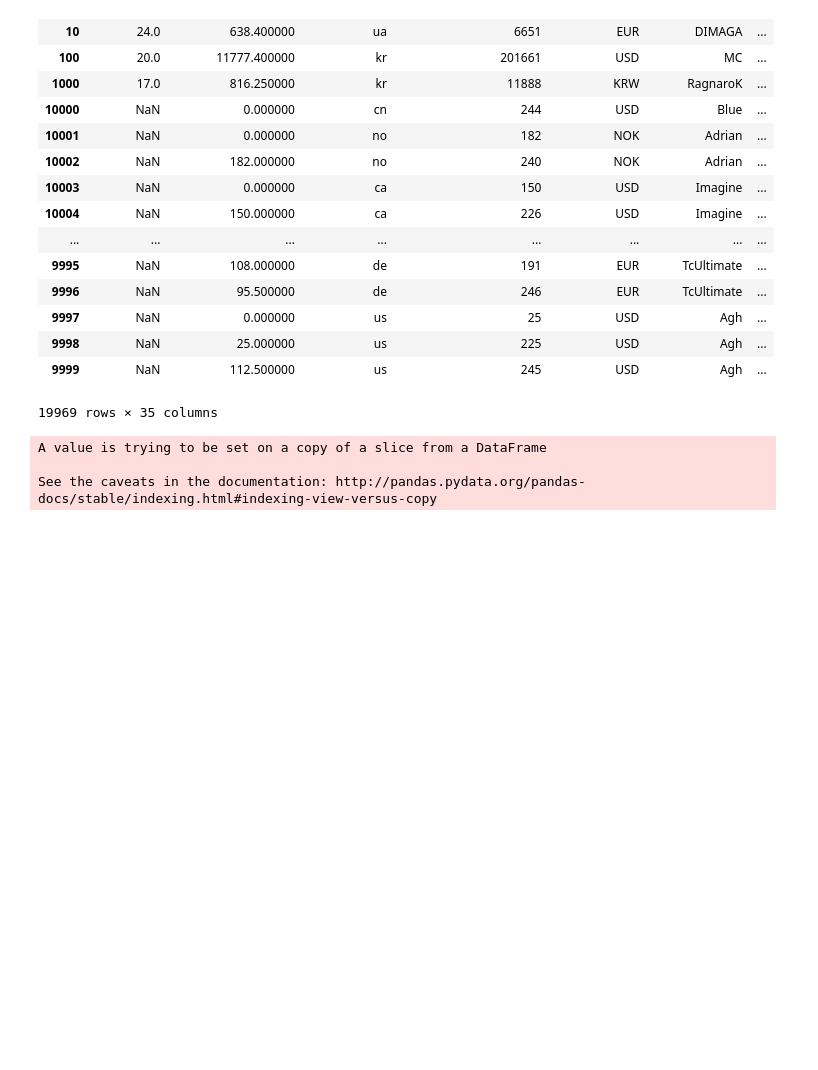
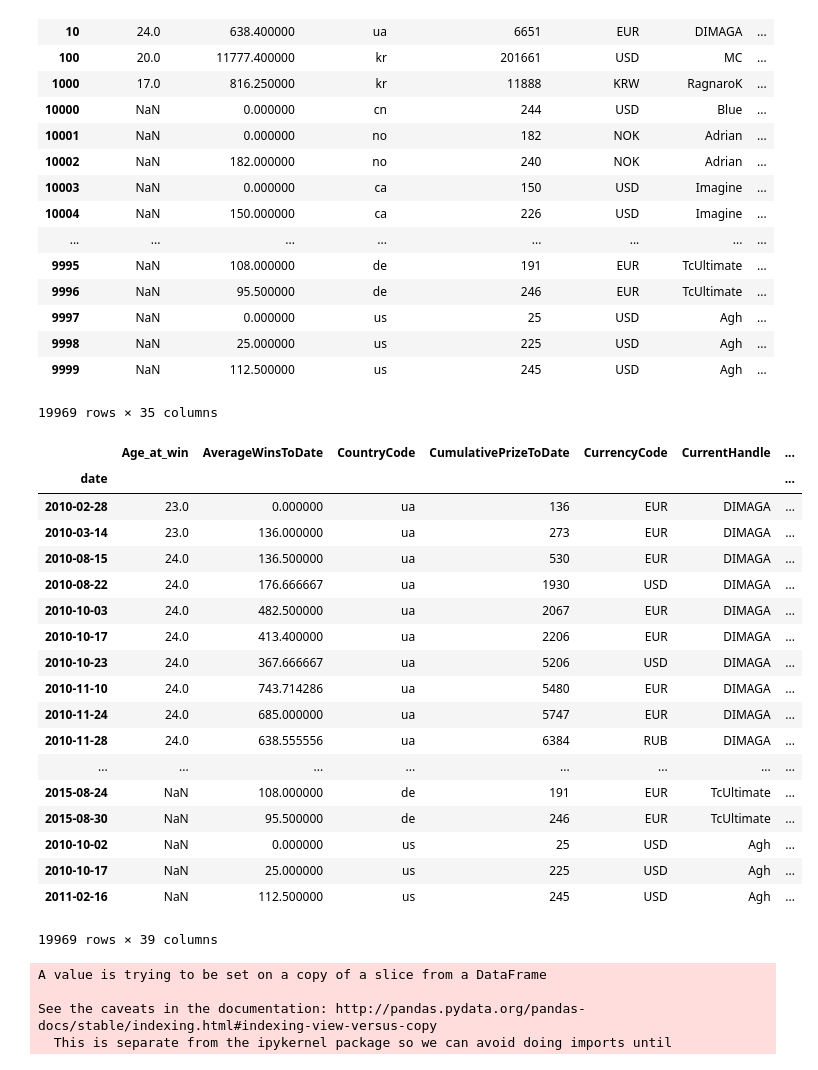
Before and after one commit to cviddy17/esports-capstone, a Jupyter notebook: FeatureEngineering.ipynb, the cells around one changed output. Cells and saved outputs as stored; diff of their text form; code cells hidden in the pictures; blank space fills up the shorter version.

```diff
--- a/FeatureEngineering.ipynb
+++ b/FeatureEngineering.ipynb
@@ -99,6 +99,7 @@ dfid = dfid.sort_index()
 dfid['PriorWins']=dfid.rankplace_Winners.cumsum()-dfid.rankplace_Winners
 dfid['SecondWins']=dfid['rankplace_Runners Up'].cumsum()-dfid['rankplace_Runners Up']
 dfid['Finals']=dfid['PriorWins']+dfid['SecondWins']
+dfid['TTtoDate']=np.arange(len(dfid))
 pid = df['PlayerId'].unique()
 for i in pid:
     if i != 1058:
@@ -108,14 +109,38 @@ for i in pid:
         dfi['PriorWins']=dfi.rankplace_Winners.cumsum()-dfi.rankplace_Winners
         dfi['SecondWins']=dfi['rankplace_Runners Up'].cumsum()-dfi['rankplace_Runners Up']
         dfi['Finals']=dfi['PriorWins']+dfi['SecondWins']
+        dfi['TTtoDate']=np.arange(len(dfi))
         dfid = dfid.append(dfi)
 # %%
 df = dfid
 df = df.set_index(np.arange(len(df)))
+dfid
+# %% [output]
+|  | Age_at_win | AverageWinsToDate | CountryCode | CumulativePrizeToDate | CurrencyCode | CurrentHandle | ... |
+| date |  |  |  |  |  |  | ... |
+| 2010-02-28 | 23.0 | 0.000000 | ua | 136 | EUR | DIMAGA | ... |
+| 2010-03-14 | 23.0 | 136.000000 | ua | 273 | EUR | DIMAGA | ... |
+| 2010-08-15 | 24.0 | 136.500000 | ua | 530 | EUR | DIMAGA | ... |
+| 2010-08-22 | 24.0 | 176.666667 | ua | 1930 | USD | DIMAGA | ... |
+| 2010-10-03 | 24.0 | 482.500000 | ua | 2067 | EUR | DIMAGA | ... |
+| 2010-10-17 | 24.0 | 413.400000 | ua | 2206 | EUR | DIMAGA | ... |
+| 2010-10-23 | 24.0 | 367.666667 | ua | 5206 | USD | DIMAGA | ... |
+| 2010-11-10 | 24.0 | 743.714286 | ua | 5480 | EUR | DIMAGA | ... |
+| 2010-11-24 | 24.0 | 685.000000 | ua | 5747 | EUR | DIMAGA | ... |
+| 2010-11-28 | 24.0 | 638.555556 | ua | 6384 | RUB | DIMAGA | ... |
+| ... | ... | ... | ... | ... | ... | ... | ... |
+| 2015-08-24 | NaN | 108.000000 | de | 191 | EUR | TcUltimate | ... |
+| 2015-08-30 | NaN | 95.500000 | de | 246 | EUR | TcUltimate | ... |
+| 2010-10-02 | NaN | 0.000000 | us | 25 | USD | Agh | ... |
+| 2010-10-17 | NaN | 25.000000 | us | 225 | USD | Agh | ... |
+| 2011-02-16 | NaN | 112.500000 | us | 245 | USD | Agh | ... |
+19969 rows × 39 columns
 # %%
+df['TournLength']=0
 for i in range(len(df)):
     df['TournLength'][i]=len(df['TournamentName'][i].split())
 # %% [output]
 A value is trying to be set on a copy of a slice from a DataFrame
 
 See the caveats in the documentation: http://pandas.pydata.org/pandas-docs/stable/indexing.html#indexing-view-versus-copy
+  This is separate from the ipykernel package so we can avoid doing imports until
```
Also changed, not shown: parts of 4 cells of this notebook, 3 other files.
